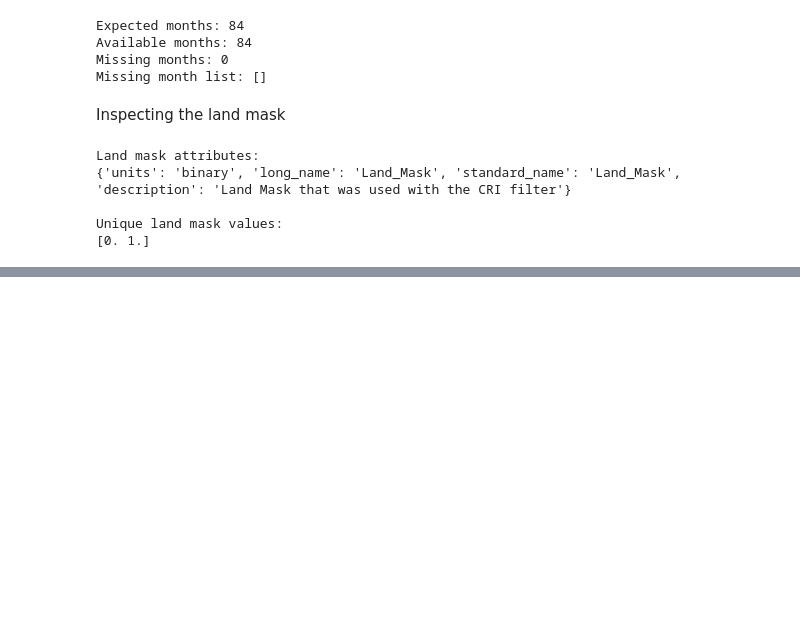
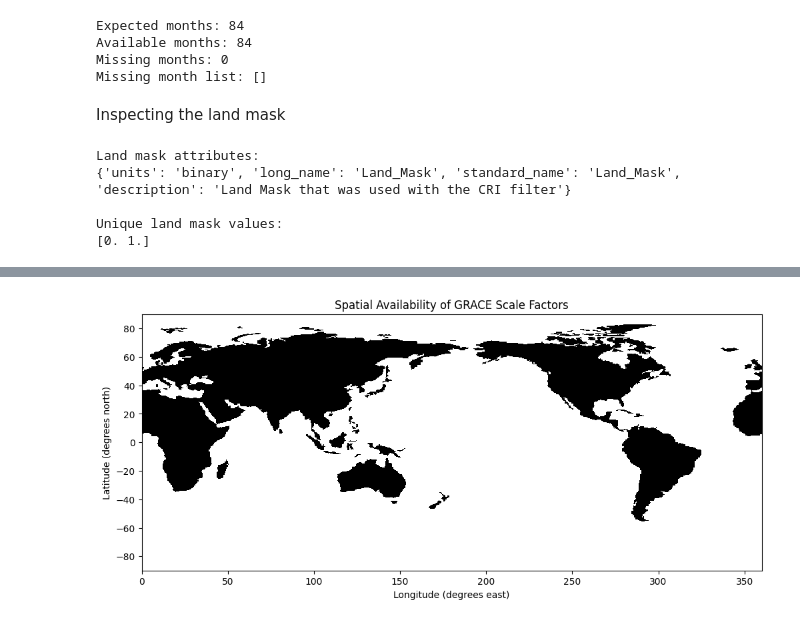
Before and after one commit to Lyra0710/Multimodal-Deep-Learning-for-Reliable-GRACE-Water-Storage-Trends, a Jupyter notebook: notebooks/GRACE_GRACE_FO_Data_Analysis.ipynb, the cells around one changed output, grey strips where cells are left out. Saved outputs shown, nothing was run; the diff lists cells and outputs as text; code cells hidden in the pictures; blank space fills up the shorter version.

Commit message:
GRACE-FO EDA insights and observations

```diff
--- a/notebooks/GRACE_GRACE_FO_Data_Analysis.ipynb
+++ b/notebooks/GRACE_GRACE_FO_Data_Analysis.ipynb
@@ -200,0 +306,12 @@ Valid land observations: 7216608
+# %%
+scale = grace["scale_factor"]
+
+print("Scale factor metadata:")
+print(scale.attrs)
+
+print("\nScale factor availability:")
+
+for name, mask in [("Land", land), ("Ocean", ocean)]:
+    print(f"\n{name}:")
+    print("Available:", int((scale.notnull() & mask).sum().item()))
+    print("Missing:", int((scale.isnull() & mask).sum().item()))
@@ -200,0 +331,15 @@ Valid land observations: 7216608
+# %%
+plt.figure(figsize=(12, 5))
+
+scale.notnull().plot(
+    cmap="Greys",
+    add_colorbar=False
+)
+
+plt.title("Spatial Availability of GRACE Scale Factors")
+plt.xlabel("Longitude (degrees east)")
+plt.ylabel("Latitude (degrees north)")
+
+plt.show()
+# %% [output]
+[figure, added]
```
Also changed, not shown: parts of 48 cells of this notebook.
